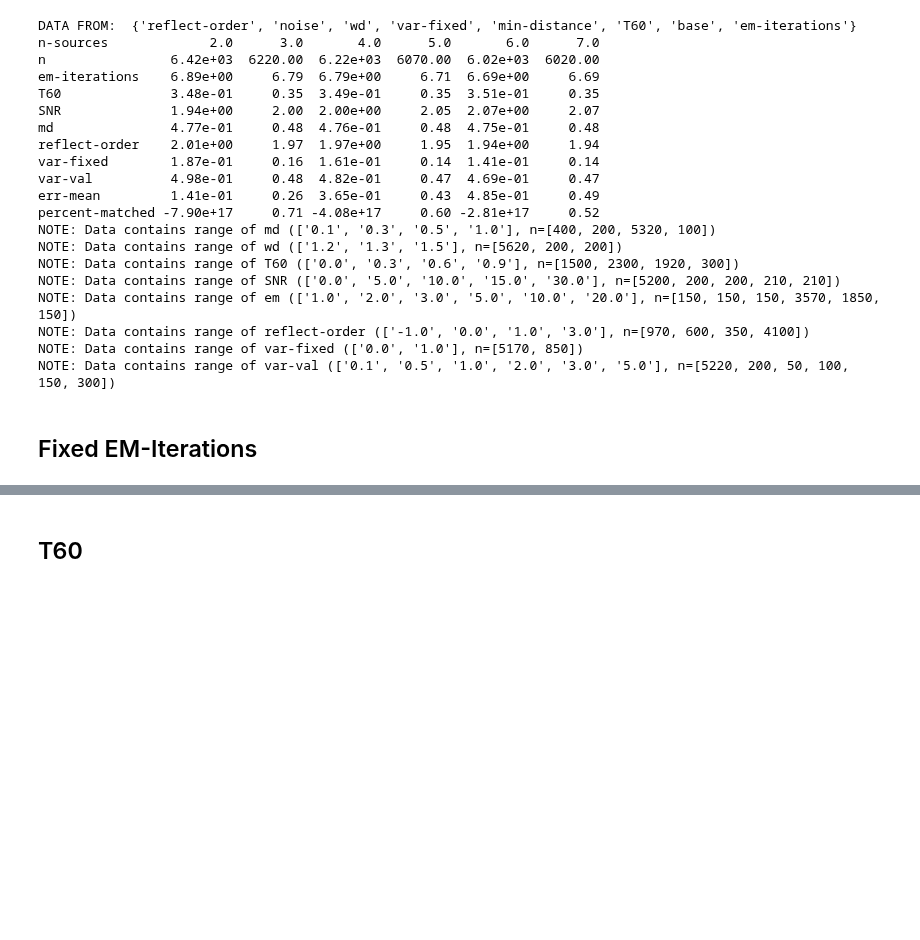
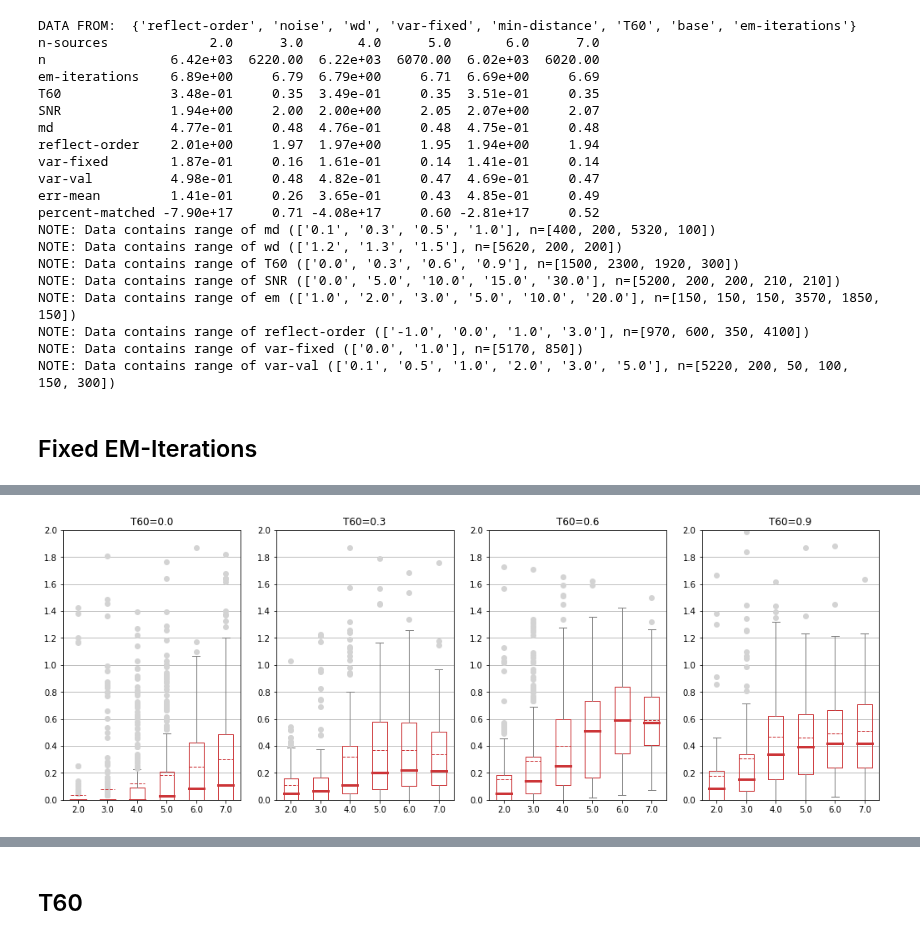
Before and after one commit to jannismain/fau-lnt-source-tracking-code, a Jupyter notebook: python/analysis-mean-err.ipynb, the cells around one changed output, grey strips where cells are left out. Drawn from its saved outputs; the diff is of its cells as text; code cells hidden in the pictures; blank space fills up the shorter version.

```diff
--- a/python/analysis-mean-err.ipynb
+++ b/python/analysis-mean-err.ipynb
@@ -329,3 +337,12 @@ cols = ['err-mean', 'percent-matched']
 #     adjust_y_axis(0.1,1,0,ax)
 # %% [markdown]
 ## Fixed EM-Iterations
+# %%
+# Load Data
+dfs = []
+for desc in EVALUATIONS:
+    dfs.append(matlab2pandas(dirname=desc, save_to=path.join(PATH_ROOT, desc), summary=False))
+try:
+    df = pd.concat(dfs)
+except ValueError:
+    df = dfs
@@ -331,0 +405,14 @@ cols = ['err-mean', 'percent-matched']
+# %%
+# Print Boxplots
+ax, i = init_grid((1,4),(17,6))
+for val in dfp.index.values:
+    dftt = dft[dft[var]==val]
+    try:
+        bp = dftt.boxplot('err-mean', by=["n-sources"], return_type='both', figsize=(6,  6), showmeans=True, meanline=True, ax=ax[i])
+        style_boxplot(bp)
+        ax[i].set_title("{}={}".format(var,val))
+        i+=1
+    except ValueError:
+        continue
+# %% [output]
+[figure, added]
```
Also changed, not shown: parts of 8 cells of this notebook, 1 other file.
